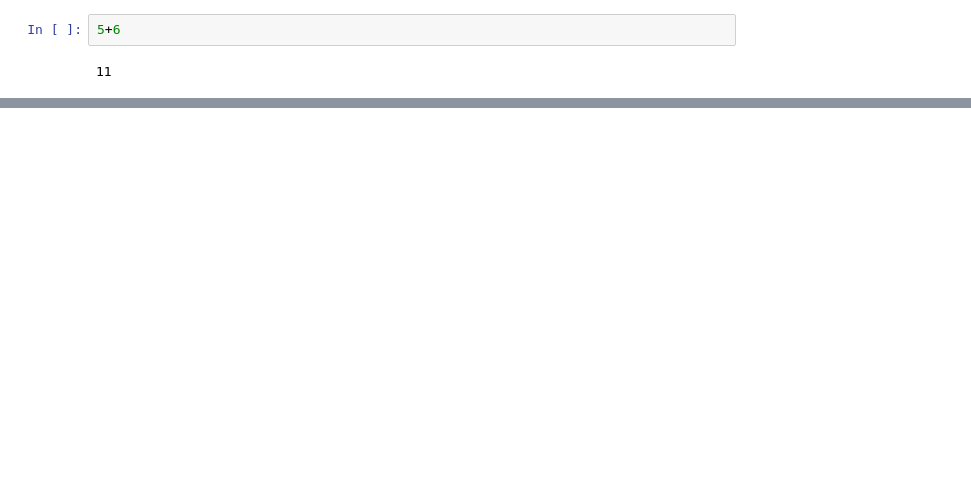
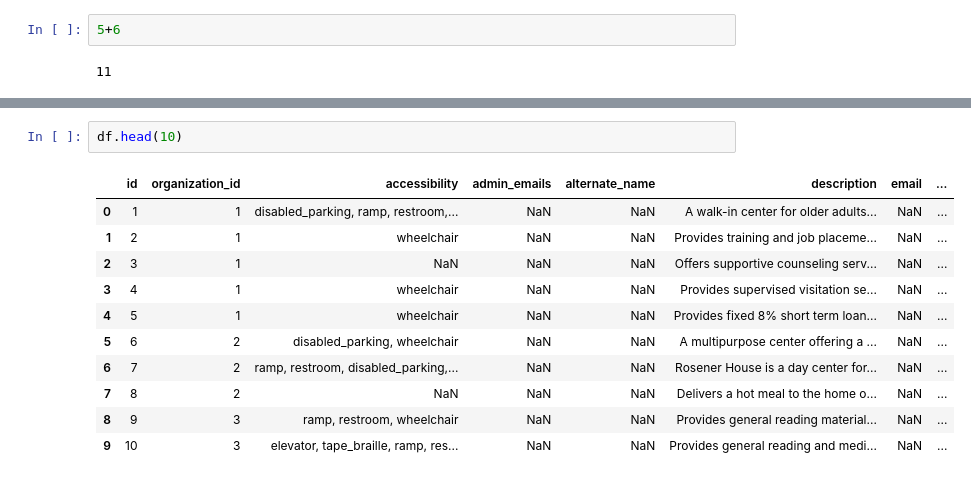
Before and after one commit to Soumadip147/Python, a Jupyter notebook: new.ipynb, the cells around one changed output, grey strips where cells are left out. Drawn from its saved outputs; the diff is of its cells as text; blank space fills up the shorter version.

```diff
--- a/new.ipynb
+++ b/new.ipynb
@@ -36,0 +57,14 @@ Requirement already satisfied: six>=1.5 in c:\users\admin\appdata\roaming\python
+# %%
+df.head(10)
+# %% [output]
+|  | id | organization_id | accessibility | admin_emails | alternate_name | description | email | ... |
+| 0 | 1 | 1 | disabled_parking, ramp, restroom,... | NaN | NaN | A walk-in center for older adults... | NaN | ... |
+| 1 | 2 | 1 | wheelchair | NaN | NaN | Provides training and job placeme... | NaN | ... |
+| 2 | 3 | 1 | NaN | NaN | NaN | Offers supportive counseling serv... | NaN | ... |
+| 3 | 4 | 1 | wheelchair | NaN | NaN | Provides supervised visitation se... | NaN | ... |
+| 4 | 5 | 1 | wheelchair | NaN | NaN | Provides fixed 8% short term loan... | NaN | ... |
+| 5 | 6 | 2 | disabled_parking, wheelchair | NaN | NaN | A multipurpose center offering a ... | NaN | ... |
+| 6 | 7 | 2 | ramp, restroom, disabled_parking,... | NaN | NaN | Rosener House is a day center for... | NaN | ... |
+| 7 | 8 | 2 | NaN | NaN | NaN | Delivers a hot meal to the home o... | NaN | ... |
+| 8 | 9 | 3 | ramp, restroom, wheelchair | NaN | NaN | Provides general reading material... | NaN | ... |
+| 9 | 10 | 3 | elevator, tape_braille, ramp, res... | NaN | NaN | Provides general reading and medi... | NaN | ... |
```
Also changed, not shown: parts of 5 cells of this notebook.
